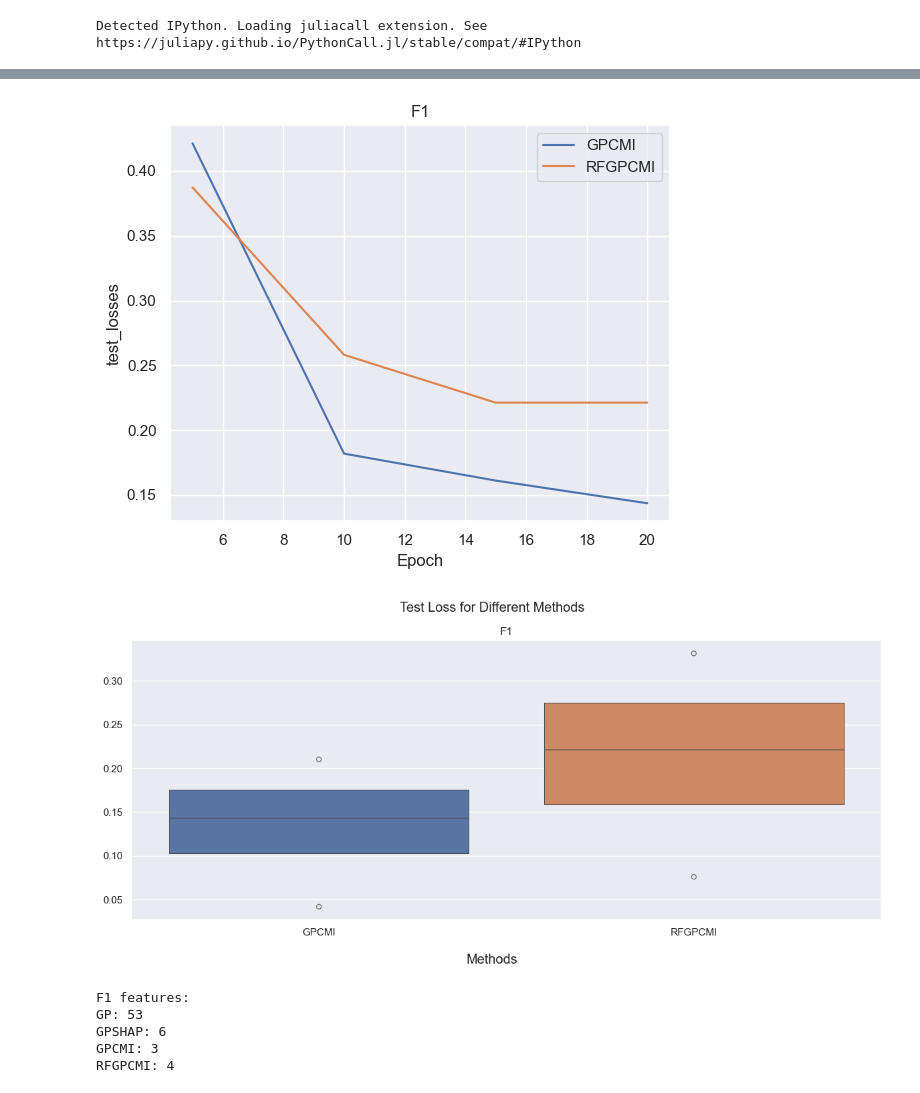
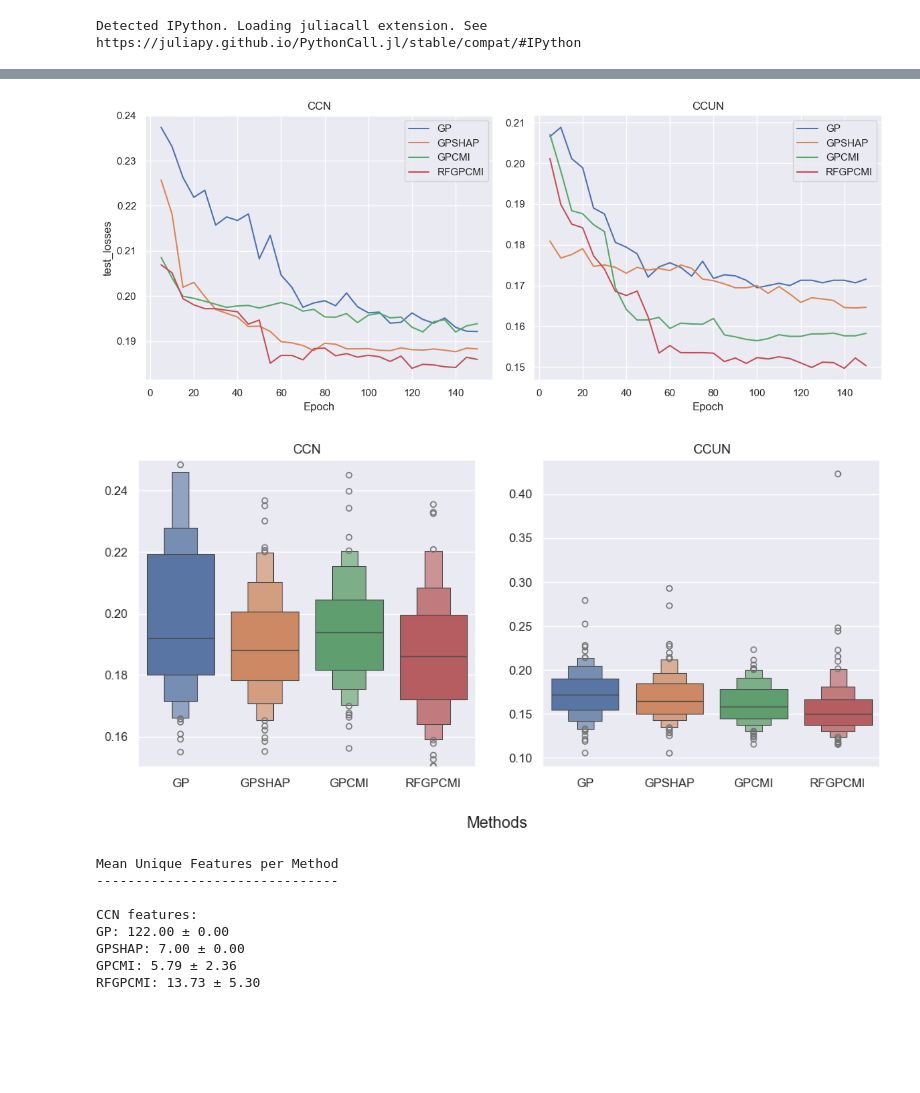
Before and after one commit to KevinHaka/Symbolic-Regression-Genetic-Programming, a Jupyter notebook: notebooks/test.ipynb, the cells around one changed output, grey strips where cells are left out. Saved outputs shown, nothing was run; the diff lists cells and outputs as text; code cells hidden in the pictures; blank space fills up the shorter version.

```diff
--- a/notebooks/test.ipynb
+++ b/notebooks/test.ipynb
@@ -95,12 +101,14 @@ gp = GP(**gp_params)
 gpshap = GPSHAP(**gpshap_params)
 gpcmi = GPCMI(**gpcmi_params)
 rfgpcmi = RFGP(**rfgpcmi_params)
+# rfgpshap = RFGP(**rfgpshap_params)
 
 methods = {
-    # "GP": gp,
-    # "GPSHAP": gpshap,
+    "GP": gp,
+    "GPSHAP": gpshap,
     "GPCMI": gpcmi,
     "RFGPCMI": rfgpcmi,
+    # "RFGPSHAP": rfgpshap,
 }
 
 width_method = max([round(len(name), 0) for name in methods.keys()])
@@ -169,6 +180,6 @@ for dataset_name, dataset in datasets.items():
 # %%
-# metrics = 'training_losses'
-metrics = 'validation_losses'
+metrics = 'training_losses'
+# metrics = 'validation_losses'
 # metrics = 'test_losses'
 n_datasets = len(results)
 # record_interval = gp_params['record_interval']
@@ -294,0 +301,7 @@ import datetime
+# %%
+dataset_name = list(datasets.keys())[0]
+method_name = list(methods.keys())[0]
+run = 1
+
+filename = f"results_{dataset_name}_{method_name}_{run}.pkl"
+filename
@@ -308,42 +327,45 @@ Results saved to data_2025-07-30__00-20-04.pickle
 # %%
-data = pickle.load(open('data_2025-07-30__09-34-10.pickle', "rb"))
+import pickle
+import datetime
+
+data = pickle.load(open('data_2025-09-19__04-53-03.pickle', "rb"))
 results, features, equations = data['results'], data['features'], data['equations']
 # %%
 # metrics = 'training_losses'
 # metrics = 'validation_losses'
 metrics = 'test_losses'
 n_datasets = len(results)
-# record_interval = gp_params['record_interval']
+record_interval = gp_params['record_interval']
 
 fig, axes = plt.subplots(1, n_datasets, figsize=(6 * n_datasets, 5))
 
 if n_datasets == 1:
     axes = [axes]  # Ensure axes is always iterable
 
 for ax, (dataset_name, dataset_results) in zip(axes, results.items()):
     # Get the number of intervals from any method (they should all be the same)
     method = next(iter(dataset_results))
     length = len(dataset_results[method][metrics].mean(axis=0))
 
     for method in dataset_results.keys():
         ax.plot(
             range(record_interval, length * record_interval + 1, record_interval),
             np.median(dataset_results[method][metrics], axis=0),
-            # dataset_results[method][metrics],
+            # dataset_results[method][metrics][0],
             label=method
         )
     ax.set_title(dataset_name)
     ax.set_xlabel("Epoch")
     # ax.set_yscale("log")
     ax.legend()
 
 axes[0].set_ylabel(metrics)
-# axes[0].set_ylim((0, 1))
+# axes[0].set_ylim((0, 0.001))
 plt.tight_layout()
 
 plt.show()
 # %% [output]
-[figure, old version]
+[figure, new version]
 # %%
 from copy import deepcopy
 
@@ -369,41 +391,45 @@ fig, axes = plot_results(
 )
 
 fig.figure.set_size_inches(12, 5)
-fig.tight_layout(w_pad=0.5)
-fig.suptitle("Test Loss for Different Methods", y=1.04)
+# fig.tight_layout(w_pad=0.5)
+# fig.suptitle("Test Loss for Different Methods", y=1.04)
 # fig.supylabel("Test Loss", x=-.02)
 fig.supxlabel("Methods", y=-.05)
 
-# axes[0].set_ylim(-.001, 0.025)
-# axes[1].set_ylim(.1, 0.2)
+# axes[0].set_ylim(-.00001, 0.001)
+# axes[1].set_ylim(.0, 0.1)
+# axes[2].set_ylim(.1, 0.18)
+axes[0].set_ylim(0.15, 0.25)
 plt.show()
 # %% [output]
-[figure, old version]
+[figure, new version]
 # %%
+print('Mean Unique Features per Method')
+print('-------------------------------\n')
+
 for dataset_name in features.keys():
     print(f"{dataset_name} features:")
+
     for method in features[dataset_name].keys():
-        a = features[dataset_name][method]
+        list_of_lists = features[dataset_name][method]
 
-        if isinstance(a[0], str):
-            print(f"{method}: {len(a)}")
+        if isinstance(list_of_lists[0][0], str):
+            a = [len(alist) for alist in list_of_lists]
+
         else:
+            a = [len(set([item for sublist in alist for item in sublist])) for alist in list_of_lists]
 
-            if isinstance(a[0][0], str):
-                b = list(map(lambda x: len(x), a))
-                mean_x = np.mean(b)
-            else:
-                c = list(map(lambda x: len(set([item for sublist in x for item in sublist])), features[dataset_name][method]))
-                mean_x = np.mean(c)
-
-            print(f"{method}: {mean_x:.0f}")
+        print(f"{method}: {np.mean(a):.2f} ± {np.std(a):.2f}")
     print()
 # %% [output]
-F1 features:
-GP: 53
-GPSHAP: 6
-GPCMI: 3
-RFGPCMI: 4
+Mean Unique Features per Method
+-------------------------------
+
+CCN features:
+GP: 122.00 ± 0.00
+GPSHAP: 7.00 ± 0.00
+GPCMI: 5.79 ± 2.36
+RFGPCMI: 13.73 ± 5.30
 # %%
 df_results
 # %% [output]
```
Also changed, not shown: parts of 30 cells of this notebook.
